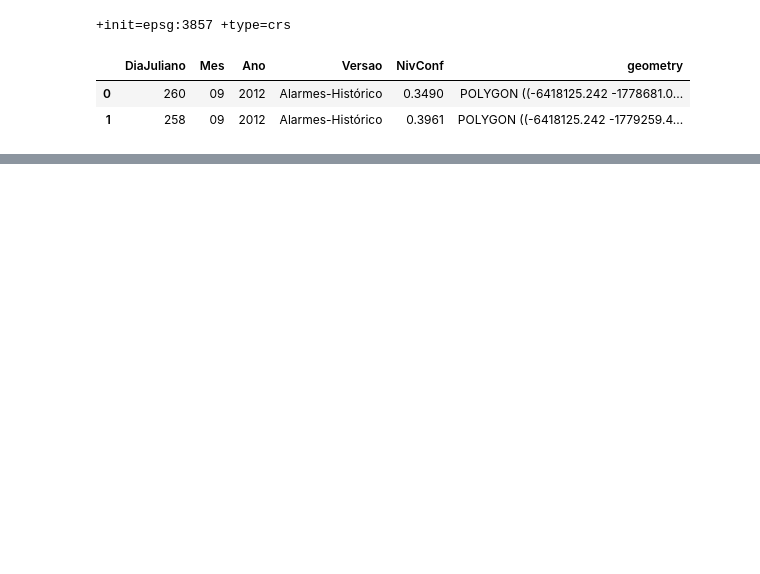
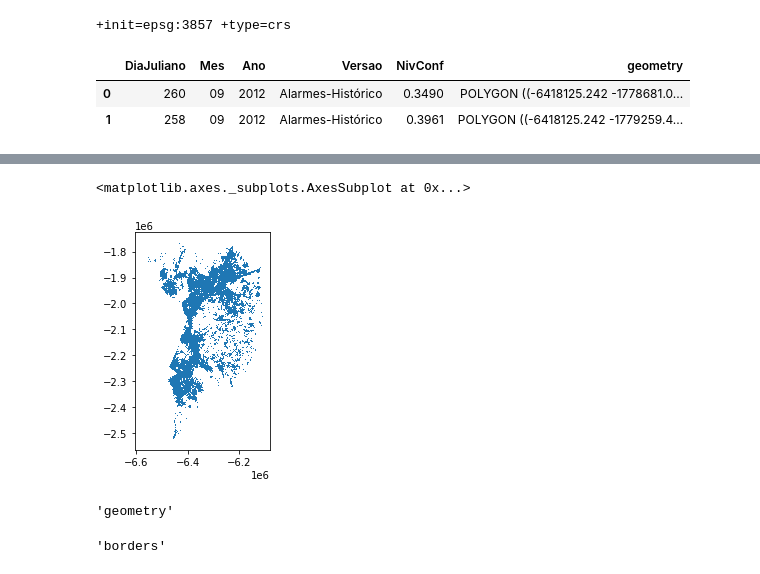
Before and after one commit to charlespimentel/PROJ_QUEIMA_BR, a Jupyter notebook: Inpe_12_21.ipynb, the cells around one changed output, grey strips where cells are left out. Drawn from its saved outputs; the diff is of its cells as text; code cells hidden in the pictures; blank space fills up the shorter version.

```diff
--- a/Inpe_12_21.ipynb
+++ b/Inpe_12_21.ipynb
@@ -295,0 +302,5 @@ tost
+# %%
+tost.plot()
+# %% [output]
+<matplotlib.axes._subplots.AxesSubplot at 0x...>
+[figure, added]
@@ -295,0 +309,4 @@ tost
+# %%
+world.geometry.name
+# %% [output]
+'geometry'
@@ -295,0 +315,4 @@ tost
+# %%
+world.geometry.name
+# %% [output]
+'borders'
```
Also changed, not shown: parts of 26 cells of this notebook.
